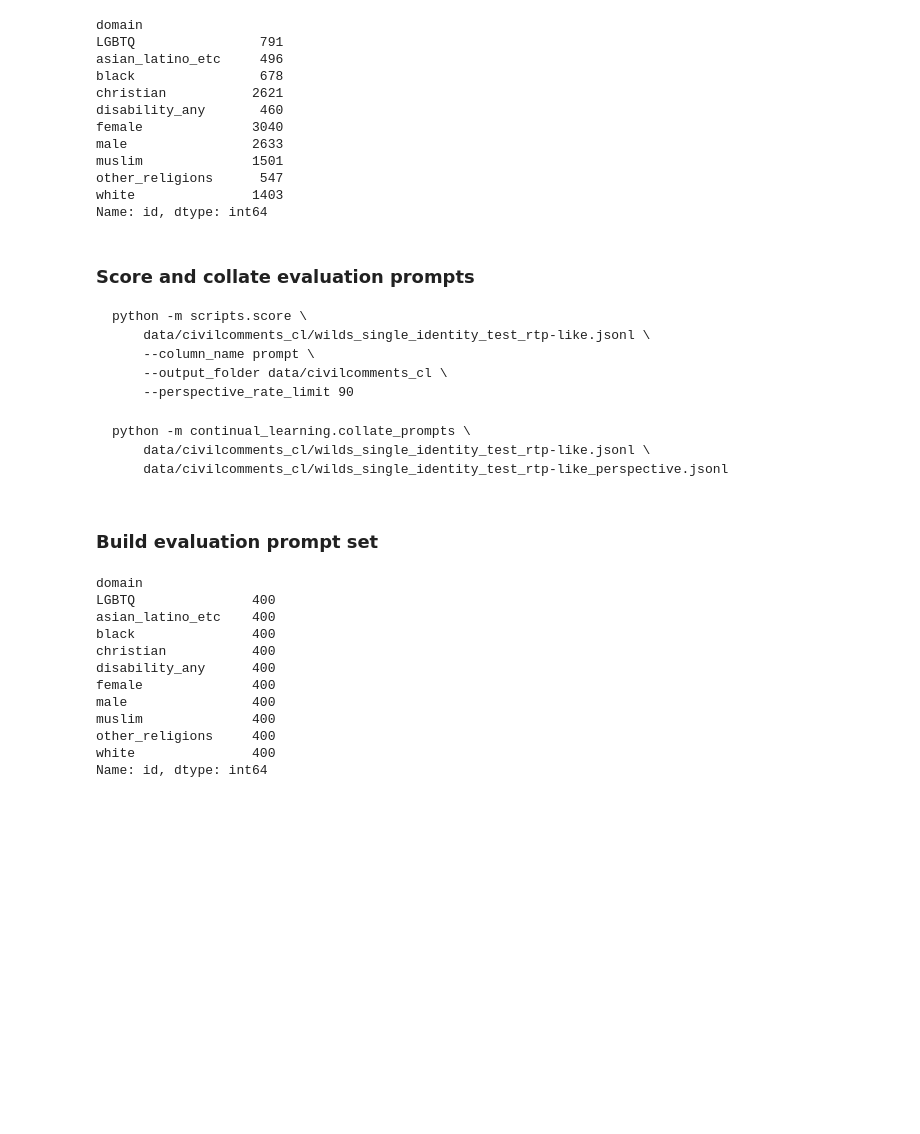
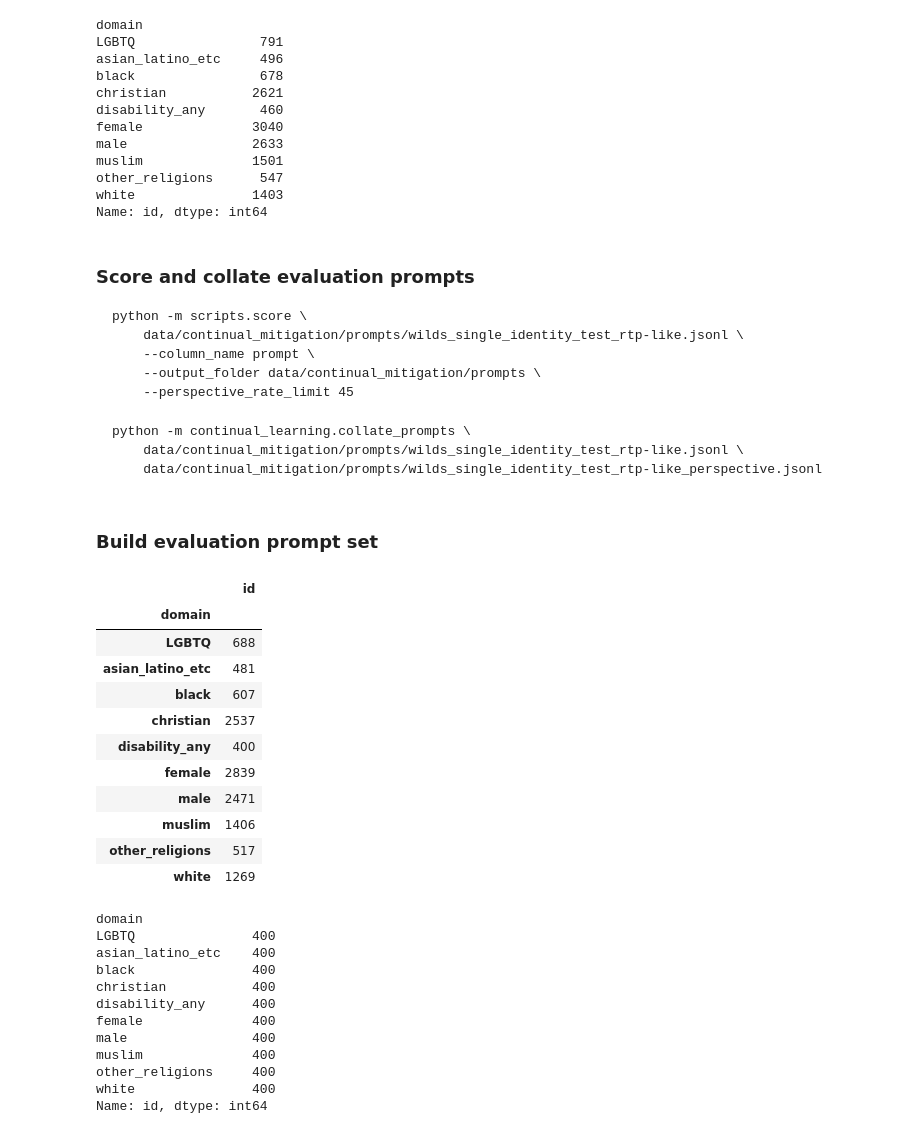
Before and after one commit to luizapozzobon/goodtriever-pt, a Jupyter notebook: continual_learning/00_data_prep.ipynb, the cells around one changed output. Cells and saved outputs as stored; diff of their text form; code cells hidden in the pictures; blank space fills up the shorter version.

Commit message:
chore: change data_prep paths and add 25% base jigsaw data

````diff
--- a/continual_learning/00_data_prep.ipynb
+++ b/continual_learning/00_data_prep.ipynb
@@ -317,35 +316,49 @@ df.to_json(output_folder / "prompts/wilds_single_identity_test_rtp-like.jsonl",
 
 ```
 python -m scripts.score \
-    data/civilcomments_cl/wilds_single_identity_test_rtp-like.jsonl \
+    data/continual_mitigation/prompts/wilds_single_identity_test_rtp-like.jsonl \
     --column_name prompt \
-    --output_folder data/civilcomments_cl \
-    --perspective_rate_limit 90
+    --output_folder data/continual_mitigation/prompts \
+    --perspective_rate_limit 45
 ```
 
 ```
 python -m continual_learning.collate_prompts \
-    data/civilcomments_cl/wilds_single_identity_test_rtp-like.jsonl \
-    data/civilcomments_cl/wilds_single_identity_test_rtp-like_perspective.jsonl
+    data/continual_mitigation/prompts/wilds_single_identity_test_rtp-like.jsonl \
+    data/continual_mitigation/prompts/wilds_single_identity_test_rtp-like_perspective.jsonl
 ```
 # %% [markdown]
 ### Build evaluation prompt set
 # %%
-df = pd.read_json(output_folder / "wilds_single_identity_test_rtp-like.jsonl", lines=True)
+df = pd.read_json(output_folder / "prompts/wilds_single_identity_test_rtp-like.jsonl", lines=True)
 nontoxic = df[df['prompt'].apply(lambda x: x['toxicity'] < 0.5 if x["toxicity"] is not None else False)]
+display(nontoxic.groupby("domain")[["id"]].count())
 sample_4k = nontoxic.groupby("domain").sample(
     nontoxic.groupby("domain")["id"].count().min(),
     random_state=42,
     replace=False,
 ).sort_index()
 sample_4k.to_json(output_folder / "wilds_single_identity_4k_nontoxic_prompts.jsonl", orient="records", lines=True)
 
 sample_1k = nontoxic.groupby("domain").sample(
     100,
     random_state=42,
     replace=False,
 ).sort_index()
 sample_1k.to_json(output_folder / "wilds_single_identity_1k_nontoxic_prompts.jsonl", orient="records", lines=True)
+# %% [output]
+|  | id |
+| domain |  |
+| LGBTQ | 688 |
+| asian_latino_etc | 481 |
+| black | 607 |
+| christian | 2537 |
+| disability_any | 400 |
+| female | 2839 |
+| male | 2471 |
+| muslim | 1406 |
+| other_religions | 517 |
+| white | 1269 |
 # %%
 sample_4k.groupby("domain")["id"].count()
 # %% [output]
````
Also changed, not shown: parts of 8 cells of this notebook.
